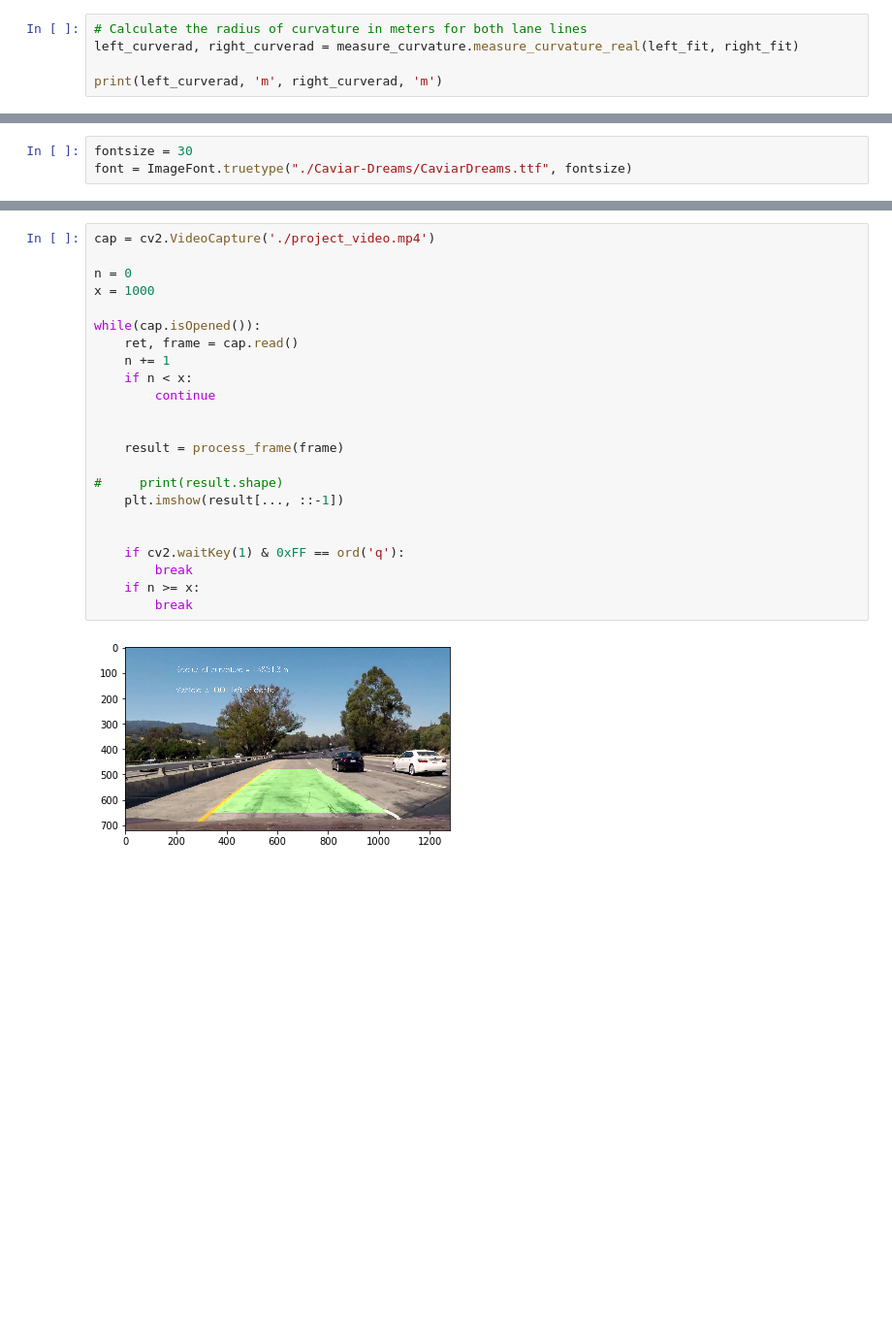
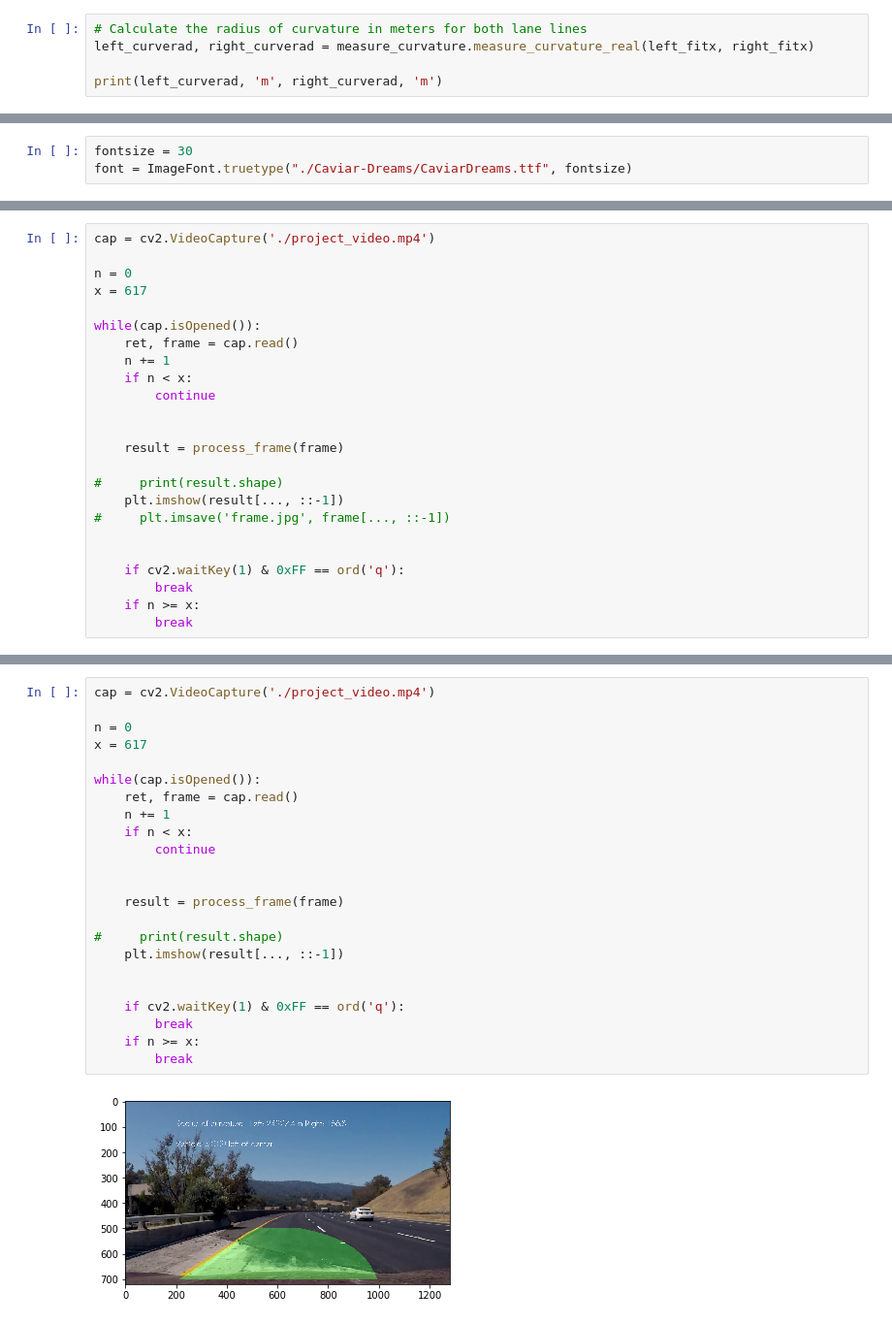
Before and after one commit to MariamMohamedFawzy/Self-Driving-Cars-Nanodegree, a Jupyter notebook: projects/CarND-Advanced-Lane-Lines-Project/Solution.ipynb, the cells around one changed output, grey strips where cells are left out. Shown at 97% size. Drawn from its saved outputs; the diff is of its cells as text; blank space fills up the shorter version.

```diff
--- a/projects/CarND-Advanced-Lane-Lines-Project/Solution.ipynb
+++ b/projects/CarND-Advanced-Lane-Lines-Project/Solution.ipynb
@@ -66,7 +113,7 @@ left_fitx, right_fitx = find_lane_pixels.search_around_poly(warped, left_fit, ri
 # plt.imshow(result)
 # %%
 # Calculate the radius of curvature in meters for both lane lines
-left_curverad, right_curverad = measure_curvature.measure_curvature_real(left_fit, right_fit)
+left_curverad, right_curverad = measure_curvature.measure_curvature_real(left_fitx, right_fitx)
 
 print(left_curverad, 'm', right_curverad, 'm')
 # %% [output]
@@ -250,0 +331,24 @@ def process_frame(frame):
+# %%
+cap = cv2.VideoCapture('./project_video.mp4')
+
+n = 0
+x = 617
+
+while(cap.isOpened()):
+    ret, frame = cap.read()
+    n += 1
+    if n < x:
+        continue
+
+
+    result = process_frame(frame)
+
+#     print(result.shape)
+    plt.imshow(result[..., ::-1])
+#     plt.imsave('frame.jpg', frame[..., ::-1])
+
+
+    if cv2.waitKey(1) & 0xFF == ord('q'):
+        break
+    if n >= x:
+        break
@@ -251,25 +383,25 @@ def process_frame(frame):
 # %%
 cap = cv2.VideoCapture('./project_video.mp4')
 
 n = 0
-x = 1000
+x = 617
 
 while(cap.isOpened()):
     ret, frame = cap.read()
     n += 1
     if n < x:
         continue
 
 
     result = process_frame(frame)
 
 #     print(result.shape)
     plt.imshow(result[..., ::-1])
 
 
     if cv2.waitKey(1) & 0xFF == ord('q'):
         break
     if n >= x:
         break
 # %% [output]
-[figure, old version]
+[figure, new version]
```
Also changed, not shown: parts of 31 cells of this notebook, 13 other files.
